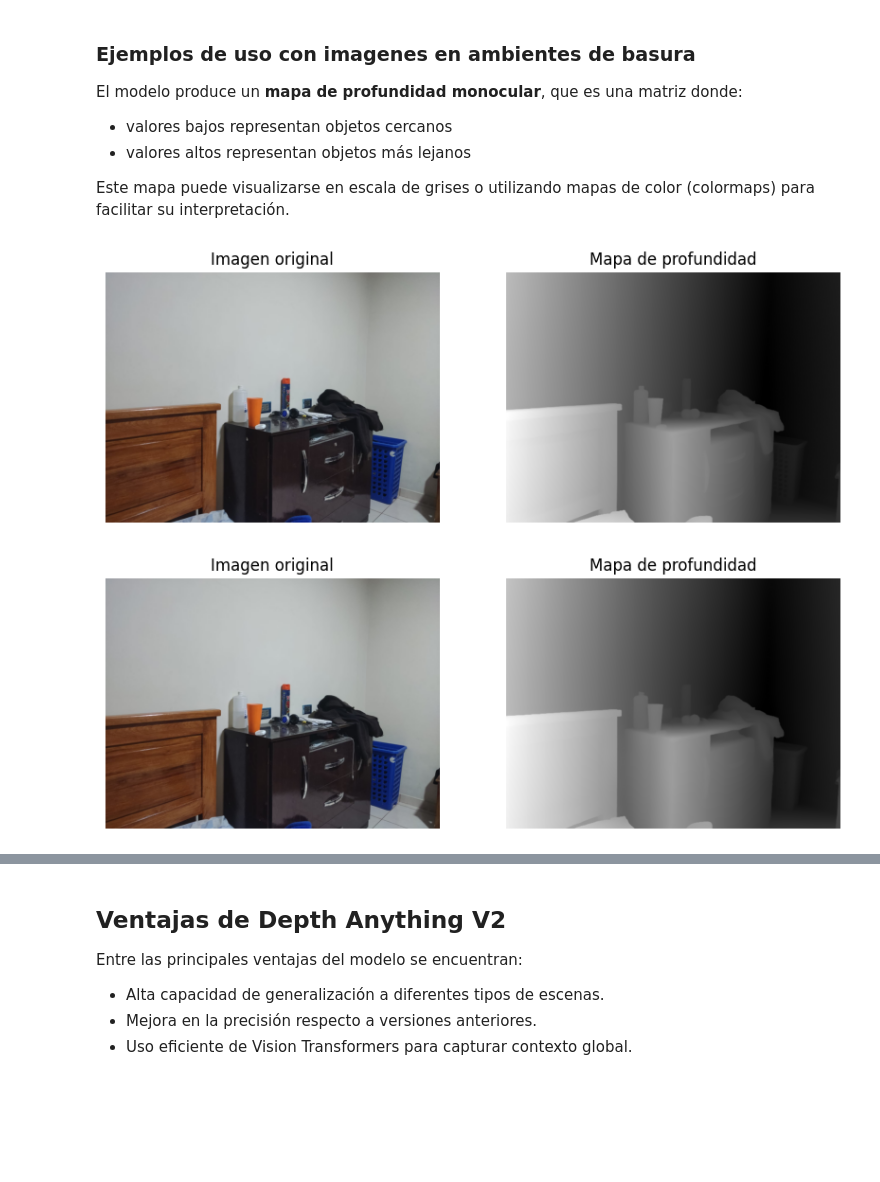
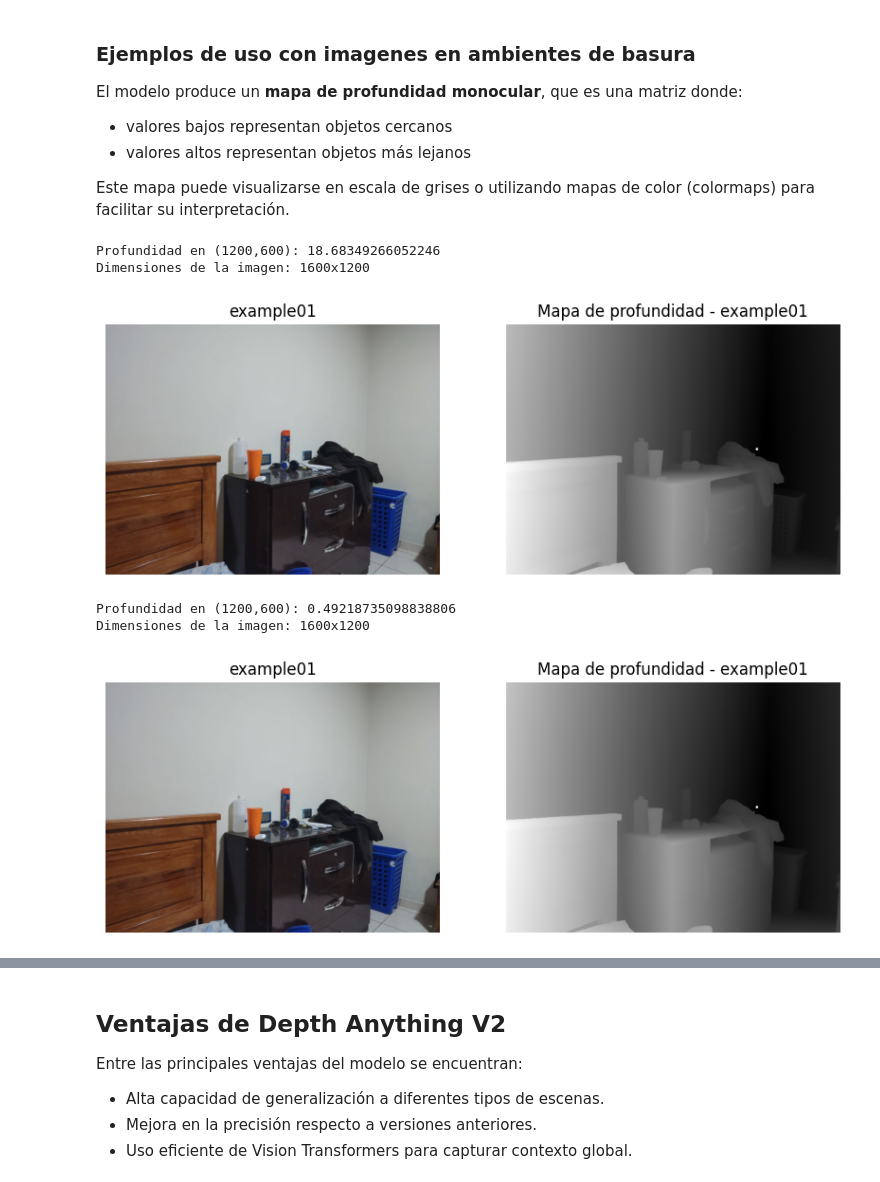
Before and after one commit to bspoloo/IC_MMP, a Jupyter notebook: Depth Anything V2/depth_anything.ipynb, the cells around one changed output, grey strips where cells are left out. Drawn from its saved outputs; the diff is of its cells as text; code cells hidden in the pictures; blank space fills up the shorter version.

Commit message:
added predict images in depth anythin

```diff
--- a/Depth Anything V2/depth_anything.ipynb
+++ b/Depth Anything V2/depth_anything.ipynb
@@ -137,17 +137,35 @@ El funcionamiento del modelo puede resumirse en las siguientes etapas:
 4. **Reconstrucción del mapa de profundidad**
    - El decoder genera un mapa de profundidad con la misma resolución aproximada de la imagen de entrada.
 # %%
-def get_infer_image(encoder: str, image_in):
+def get_infer_image(encoder: str, name: str, image_in: str, image_out=None, x=150, y=150):
+
     model = DepthAnythingV2(**model_configs[encoder])
     model.load_state_dict(torch.load(f'checkpoints/depth_anything_v2_{encoder}.pth', map_location='cpu'))
     model = model.to(DEVICE).eval()
 
-    image_out = f"D:/Ciencias/Modelos monoculares/Depth Anything V2/assets/results/{encoder}_{image_in.split("/")[-1]}"
+    if image_out is None:
+        image_out = f"../assets/results/{name}_depth_anything_v2.png"
 
     raw_img = cv2.imread(image_in)
+
     depth = model.infer_image(raw_img)
-    cv2.imwrite(image_out, depth)
-    graphic_comparation(raw_img, depth)
+
+    h, w = depth.shape
+
+    if 0 <= x < w and 0 <= y < h:
+        print(f"Profundidad en ({x},{y}): {depth[y, x]}")
+        print(f"Dimensiones de la imagen: {w}x{h}")
+    else:
+        print("Las coordenadas están fuera de la imagen")
+
+    depth_norm = cv2.normalize(depth, None, 0, 255, cv2.NORM_MINMAX)
+    depth_norm = depth_norm.astype("uint8")
+
+    cv2.circle(depth_norm, (x,y), 6, (255,255,255), -1)
+
+    cv2.imwrite(image_out, depth_norm)
+
+    graphic_comparation(raw_img, depth_norm, name)
 # %% [markdown]
 ### Ejemplos de uso con imagenes en ambientes de basura
 
@@ -160,15 +178,19 @@ Este mapa puede visualizarse en escala de grises o utilizando mapas de color (co
 # %%
 # encoder = 'vitl' # or 'vits', 'vitb', 'vitg'
 image_in = 'D:/Ciencias/Modelos monoculares/Depth Anything V2/assets/examples/example01.jpeg'
 
 # Obtener la imagen de inferencia utilizando el modelo seleccionado -> vitl, vitb, vits o vitg
-get_infer_image('vitl', image_in)
+get_infer_image('vitl',name='example01', image_in=image_in, x=1200, y=600)
 # %% [output]
+Profundidad en (1200,600): 18.68349266052246
+Dimensiones de la imagen: 1600x1200
-[figure, old version]
+[figure, new version]
 # %%
 # encoder = 'vitl' # or 'vits', 'vitb', 'vitg'
-get_infer_image('vits', image_in)
+get_infer_image('vits',name='example01', image_in=image_in, x=1200, y=600)
 # %% [output]
+Profundidad en (1200,600): 0.49218735098838806
+Dimensiones de la imagen: 1600x1200
-[figure, old version]
+[figure, new version]
 # %%
 # encoder = 'vitl' # or 'vits', 'vitb', 'vitg'
```
Also changed, not shown: parts of 7 cells of this notebook, 13 other files.
